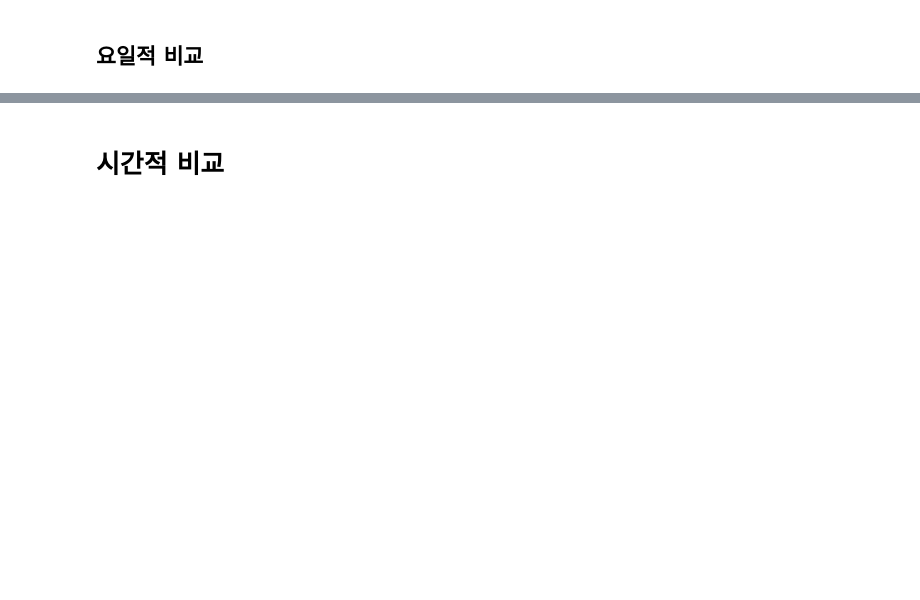
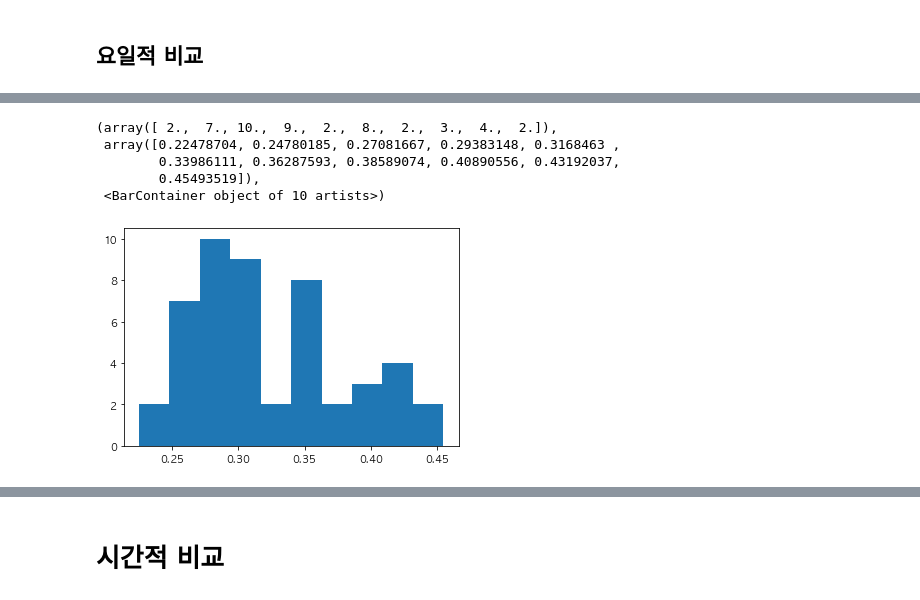
Before and after one commit to formegusto/distribution-by-contribution, a Jupyter notebook: Time Division KMeans pt.3 feedback idea.ipynb, the cells around one changed output, grey strips where cells are left out. Drawn from its saved outputs; the diff is of its cells as text; code cells hidden in the pictures; blank space fills up the shorter version.

```diff
--- a/Time Division KMeans pt.3 feedback idea.ipynb
+++ b/Time Division KMeans pt.3 feedback idea.ipynb
@@ -415,0 +443,10 @@ print("사용량면 최대차이 : {}".format(DAY_ARR[np.where(cont_chk_4 == con
+# %%
+plt.hist(df[sh][df.index.weekday == 0],
+       range=(np.histogram(df.mean(axis=1)[df.index.weekday == 0])[1].min(),np.histogram(df.mean(axis=1)[df.index.weekday == 0])[1].max()))
+# %% [output]
+(array([ 2.,  7., 10.,  9.,  2.,  8.,  2.,  3.,  4.,  2.]),
+ array([0.22478704, 0.24780185, 0.27081667, 0.29383148, 0.3168463 ,
+        0.33986111, 0.36287593, 0.38589074, 0.40890556, 0.43192037,
+        0.45493519]),
+ <BarContainer object of 10 artists>)
+[figure, added]
```
Also changed, not shown: parts of 33 cells of this notebook, 1 other file.
